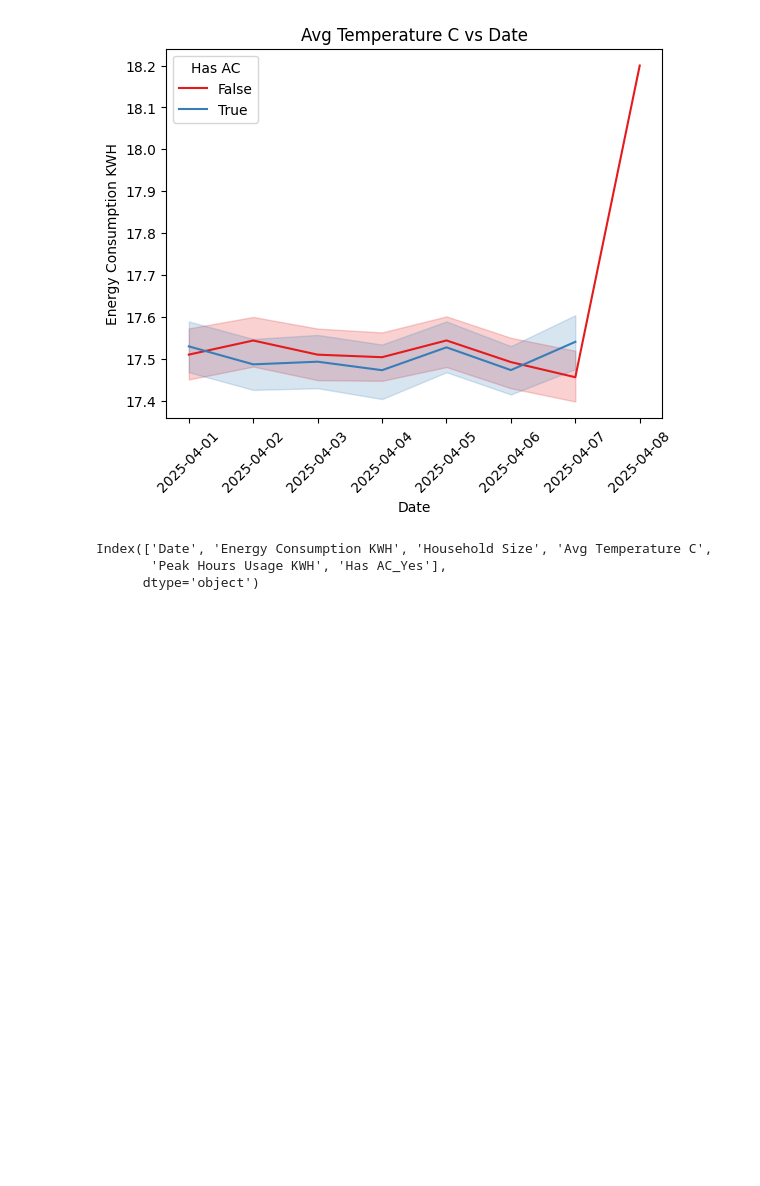
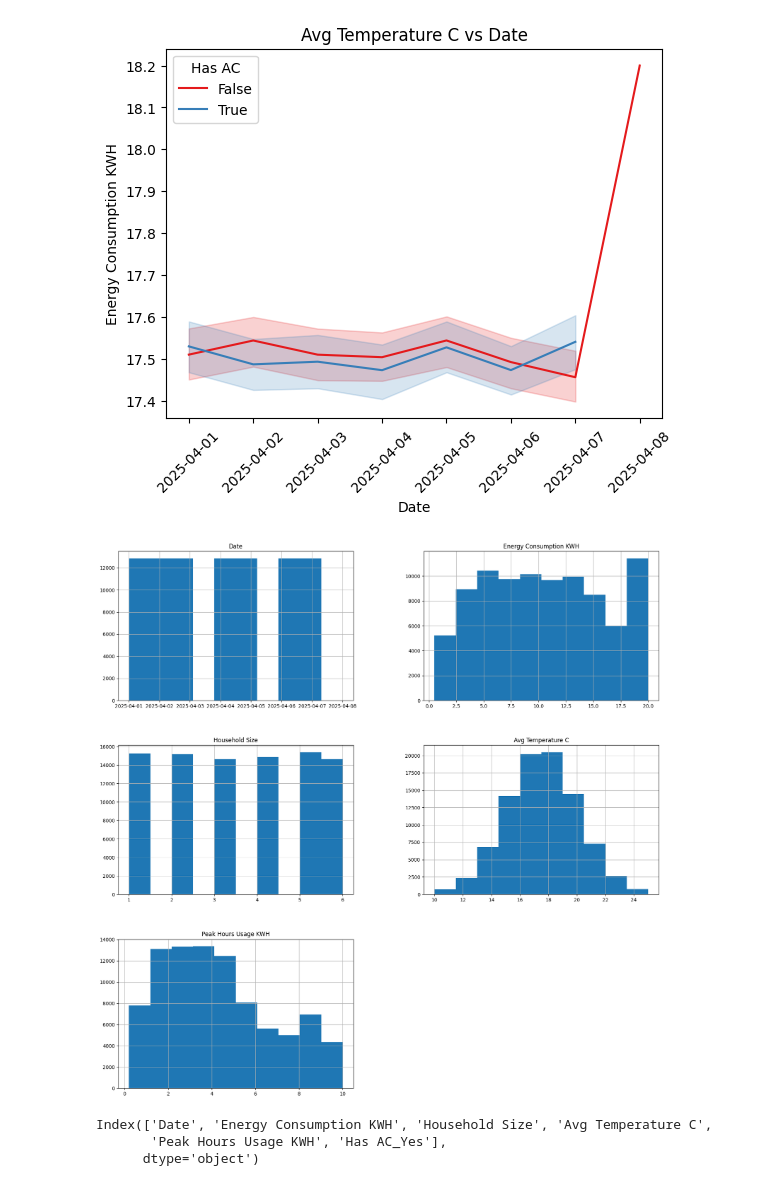
Before and after one commit to ClaytonM556/Household-Energy-Consumption, a Jupyter notebook: Household Energy Consumption.ipynb, the cells around one changed output. Cells and saved outputs as stored; diff of their text form; code cells hidden in the pictures; blank space fills up the shorter version.

```diff
--- a/Household Energy Consumption.ipynb
+++ b/Household Energy Consumption.ipynb
@@ -259,6 +259,11 @@ plt.legend(title='Has AC') ##sets the legend title of the lineplot
 # %% [output]
 <matplotlib.legend.Legend at 0x...>
 [figure]
+# %%
+df.hist(figsize=(20, 20)) ##plots a histogram of the dataframe with a figure size of 20x20
+plt.show() ##displays the histogram
+# %% [output]
+[figure, added]
 # %%
 ##Initial finding suggest there is some correlations within the dataset. Correlations seen are Household Size : Energy Consumption KWh .89,
                                                                                              ##Peak Hours Usage : Energy Consumption KWh .97,
```
